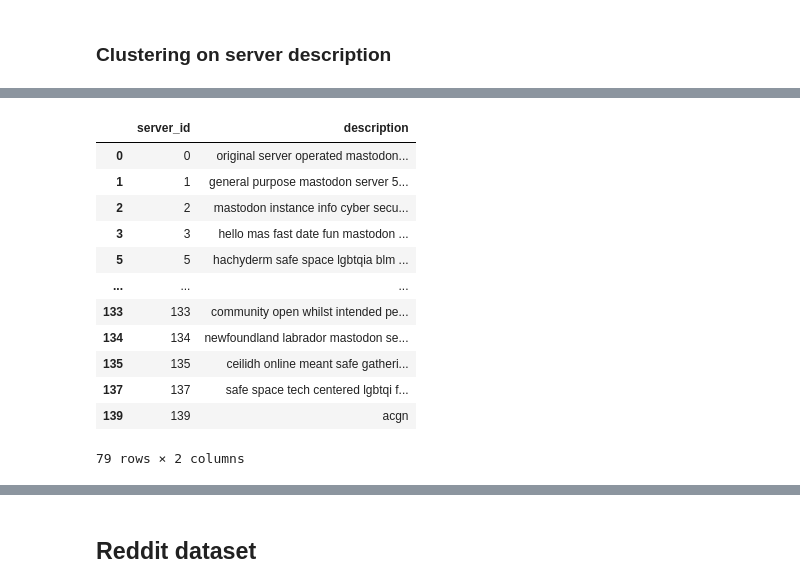
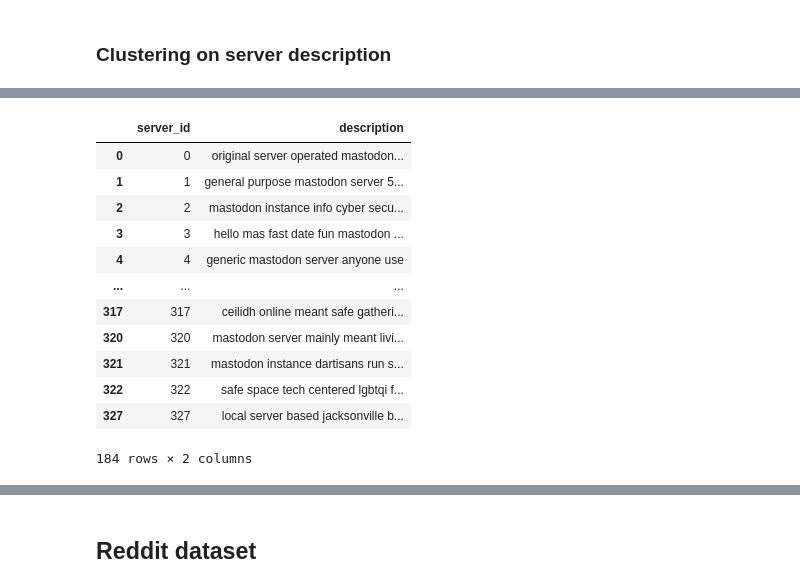
Before and after one commit to fht-epfl/socialmedia_project, a Jupyter notebook: analysis/NLP_analysis_rules.ipynb, the cells around one changed output, grey strips where cells are left out. Drawn from its saved outputs; the diff is of its cells as text; code cells hidden in the pictures.

```diff
--- a/analysis/NLP_analysis_rules.ipynb
+++ b/analysis/NLP_analysis_rules.ipynb
@@ -546,2 +1019,13 @@ if export_to_csv:
 # %% [markdown]
 ### Clustering on server description
+# %%
+from transformers.pipelines import pipeline
+lang_recognition = pipeline("text-classification", model="spolivin/lang-recogn-model")
+
+
+def detect_english(text):
+    try:
+
+        return lang_recognition(text)[0]["label"] == 'English'
+    except:
+        return False
@@ -548,36 +1051,33 @@ if export_to_csv:
 # %%
 mastodon_serv_descr = mastodon.df_en[["server_id", "description"]].copy()
-
-# keep only english servers
-english_servers = english_servers[english_servers != 93] # we remove server 93 since its descr is not in english
-mastodon_serv_descr = mastodon_serv_descr[mastodon_serv_descr["server_id"].isin(english_servers)]
+mastodon_serv_descr = mastodon_serv_descr[mastodon.df_en["description"].apply(detect_english)]
 
 def _remove_empty(x):
         if isinstance(x, list) and len(x) > 0:
             return [item for item in x if item != '']
         return x
 
 mastodon_serv_descr["description"] = mastodon_serv_descr["description"].apply(lambda x: x.strip() if isinstance(x, str) else x)
 mastodon_serv_descr["description"] = mastodon_serv_descr["description"].str.lower()
 mastodon_serv_descr["description"] = mastodon_serv_descr["description"].str.replace(r"[^a-zA-Z0-9\s]", " ", regex=True)
 mastodon_serv_descr["description"] = mastodon_serv_descr["description"].str.replace(r"\s+", " ", regex=True).str.strip()
 mastodon_serv_descr["description"] = mastodon_serv_descr["description"].str.split(" ")
 mastodon_serv_descr["description"] = mastodon_serv_descr["description"].apply(_remove_empty)
 mastodon_serv_descr["description"] = mastodon_serv_descr["description"].apply(lambda words: [word for word in words if word not in stop_words] if isinstance(words, list) else words)
 mastodon_serv_descr["description"] = mastodon_serv_descr["description"].apply(lambda words: [word for word in words if word not in stop_words] if isinstance(words, list) else words)
 mastodon_serv_descr["description"] = mastodon_serv_descr["description"].apply(lambda x: ' '.join(x))
 mastodon_serv_descr
 # %% [output]
 |  | server_id | description |
 | 0 | 0 | original server operated mastodon... |
 | 1 | 1 | general purpose mastodon server 5... |
 | 2 | 2 | mastodon instance info cyber secu... |
 | 3 | 3 | hello mas fast date fun mastodon ... |
-| 5 | 5 | hachyderm safe space lgbtqia blm ... |
+| 4 | 4 | generic mastodon server anyone use |
 | ... | ... | ... |
-| 133 | 133 | community open whilst intended pe... |
-| 134 | 134 | newfoundland labrador mastodon se... |
-| 135 | 135 | ceilidh online meant safe gatheri... |
-| 137 | 137 | safe space tech centered lgbtqi f... |
-| 139 | 139 | acgn |
+| 317 | 317 | ceilidh online meant safe gatheri... |
+| 320 | 320 | mastodon server mainly meant livi... |
+| 321 | 321 | mastodon instance dartisans run s... |
+| 322 | 322 | safe space tech centered lgbtqi f... |
+| 327 | 327 | local server based jacksonville b... |
-79 rows × 2 columns
+184 rows × 2 columns
```
Also changed, not shown: parts of 90 cells of this notebook, 1 other file.
